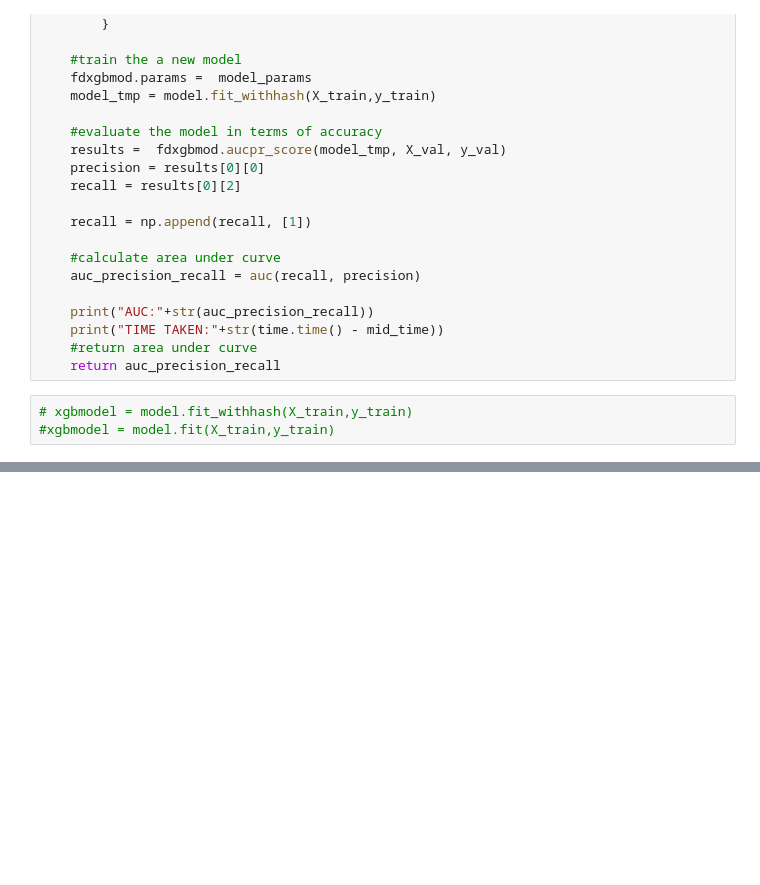
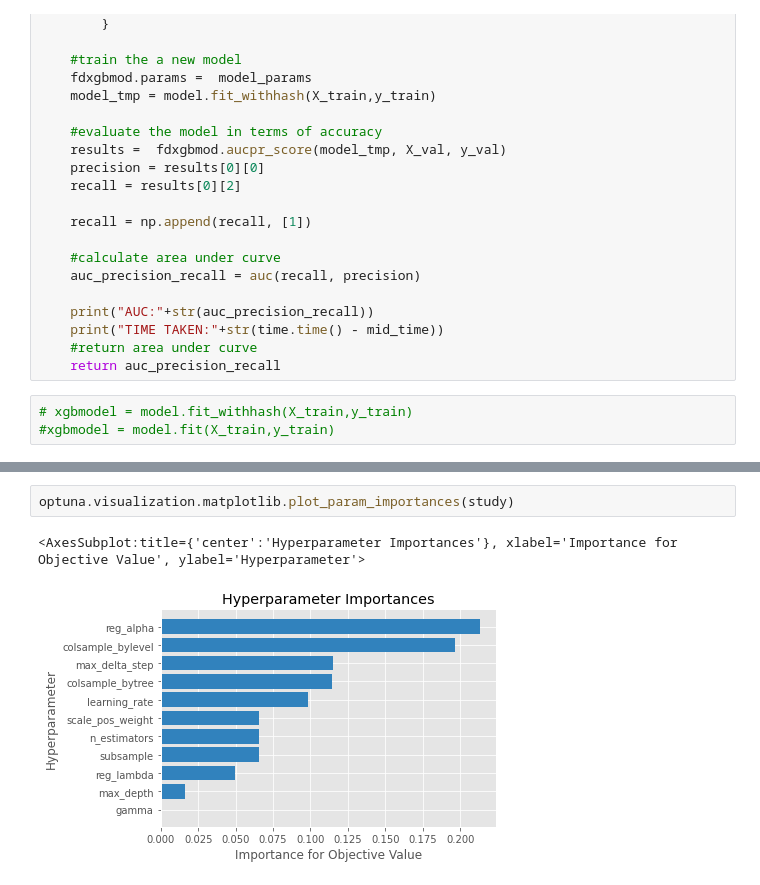
Before and after one commit to secureailabs/Engineering, a Jupyter notebook: Milestone3/orchestrator_scripts/orchestrator_hyperparameter_optimization.ipynb, the cells around one changed output, grey strips where cells are left out. Saved outputs shown, nothing was run; the diff lists cells and outputs as text; blank space fills up the shorter version.

```diff
--- a/Milestone3/orchestrator_scripts/orchestrator_hyperparameter_optimization.ipynb
+++ b/Milestone3/orchestrator_scripts/orchestrator_hyperparameter_optimization.ipynb
@@ -285,0 +285,5 @@ print(f"Optimized parameters: {best_params}\n")
+# %%
+optuna.visualization.matplotlib.plot_param_importances(study)
+# %% [output]
+<AxesSubplot:title={'center':'Hyperparameter Importances'}, xlabel='Importance for Objective Value', ylabel='Hyperparameter'>
+[figure, added]
```
Also changed, not shown: parts of 15 cells of this notebook.
